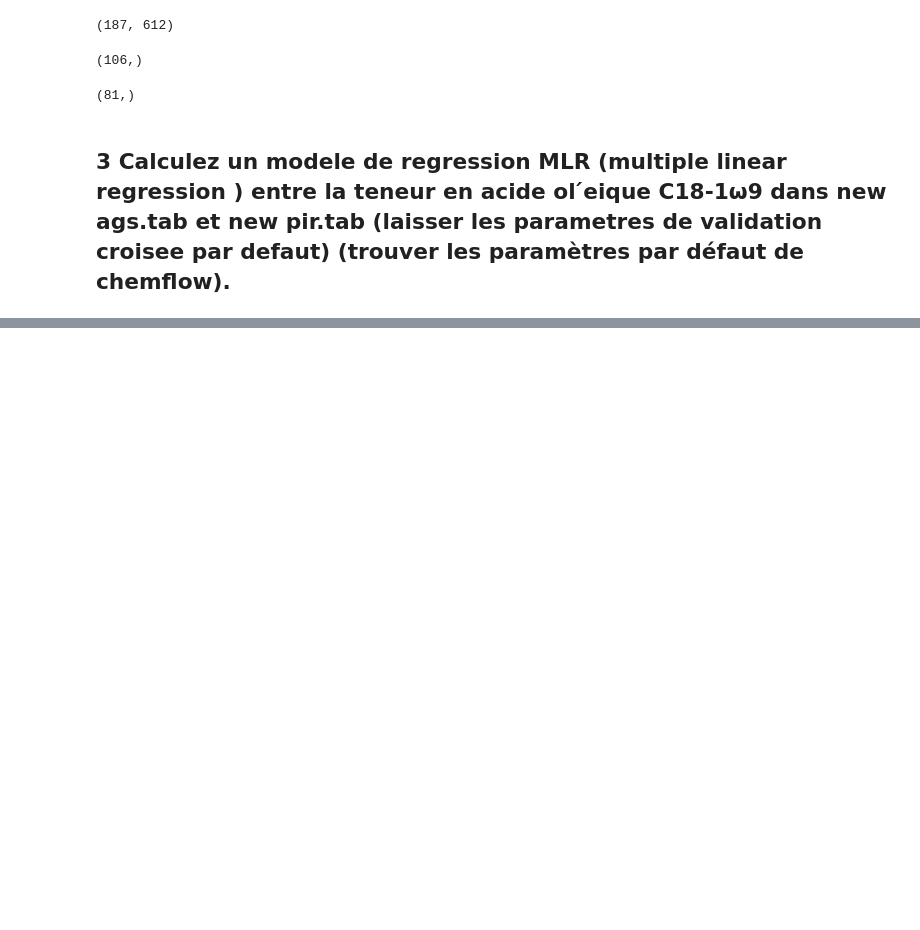
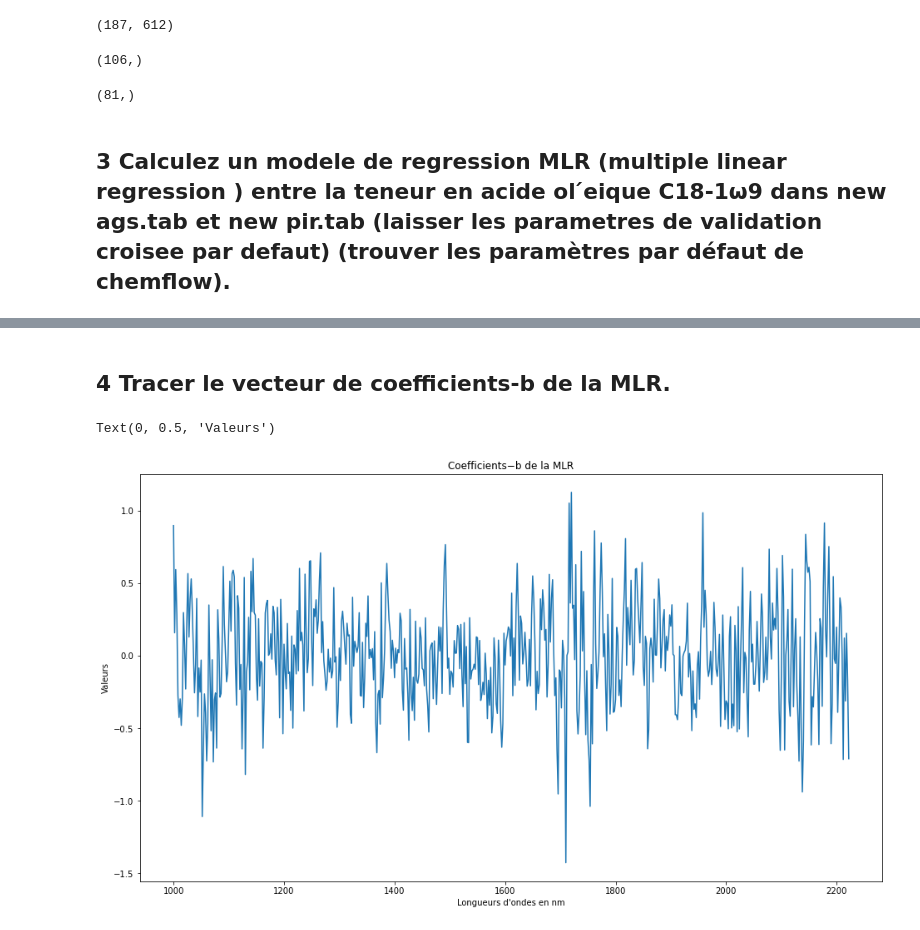
Before and after one commit to BigDwelcome/Chemoocs, a Jupyter notebook: Grain 8/Grain 8.ipynb, the cells around one changed output, grey strips where cells are left out. Saved outputs shown, nothing was run; the diff lists cells and outputs as text; code cells hidden in the pictures; blank space fills up the shorter version.

```diff
--- a/Grain 8/Grain 8.ipynb
+++ b/Grain 8/Grain 8.ipynb
@@ -194,0 +231,29 @@ c18_3w3_predicted = regression_model.predict(X=intensities_filtered)
+# %%
+# Réalisation de la regression lineaire en utilisant scikit learn
+regression_model = LinearRegression()
+# centrer les données
+standardscale = StandardScaler()
+intensities_c = standardscale.fit_transform(intensities_c)
+
+# Utilisez la validation croisée pour évaluer le modèle
+scores = cross_val_score(regression_model, intensities_c, y=c18_1w9_c, cv=5)
+
+# Effectuer la régression linéaire avec validation croisée
+predicted_c18_1w9_c = cross_val_predict(regression_model, intensities_c, y=c18_1w9_c, cv=5)
+
+# Calcul des coefficients du modèle
+regression_model.fit(intensities_c, c18_1w9_c)
+coefficients = regression_model.coef_
+
+# Evaluation du modèle
+rmsec = mean_squared_error(y_true=c18_1w9_c, y_pred=predicted_c18_1w9_c)
+r2 = r2_score(y_true=c18_1w9_c, y_pred=predicted_c18_1w9_c)
+
+# Affichage des valeurs
+print("Coefficients du modèle de régression linéaire : ", coefficients)
+print("Racine carrée de l'erreur quadratique moyenne (RMSEC): ", rmsec)
+print("Score R2 : ", r2)
+
+# Affichez les scores de la validation croisée
+print("Scores de validation croisée :", scores)
+print("Score moyen de validation croisée :", scores.mean())
@@ -194,0 +278,11 @@ c18_3w3_predicted = regression_model.predict(X=intensities_filtered)
+# %% [markdown]
+## 4 Tracer le vecteur de coefficients-b de la MLR.
+# %%
+plt.figure(figsize=(16,9))
+plt.plot(wavelength, coefficients)
+plt.title("Coefficients−b de la MLR")
+plt.xlabel("Longueurs d'ondes en nm")
+plt.ylabel("Valeurs")
+# %% [output]
+Text(0, 0.5, 'Valeurs')
+[figure, added]
```
Also changed, not shown: parts of 13 cells of this notebook.
